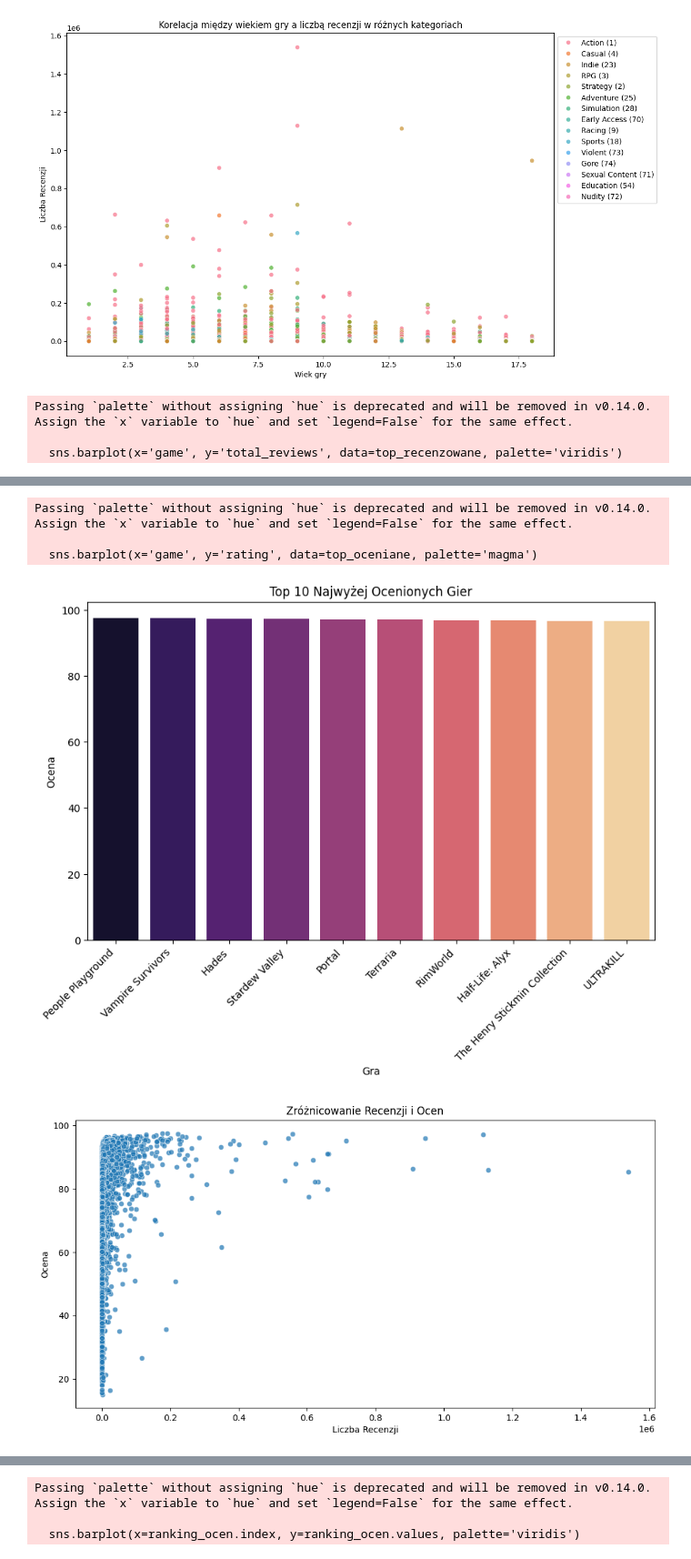
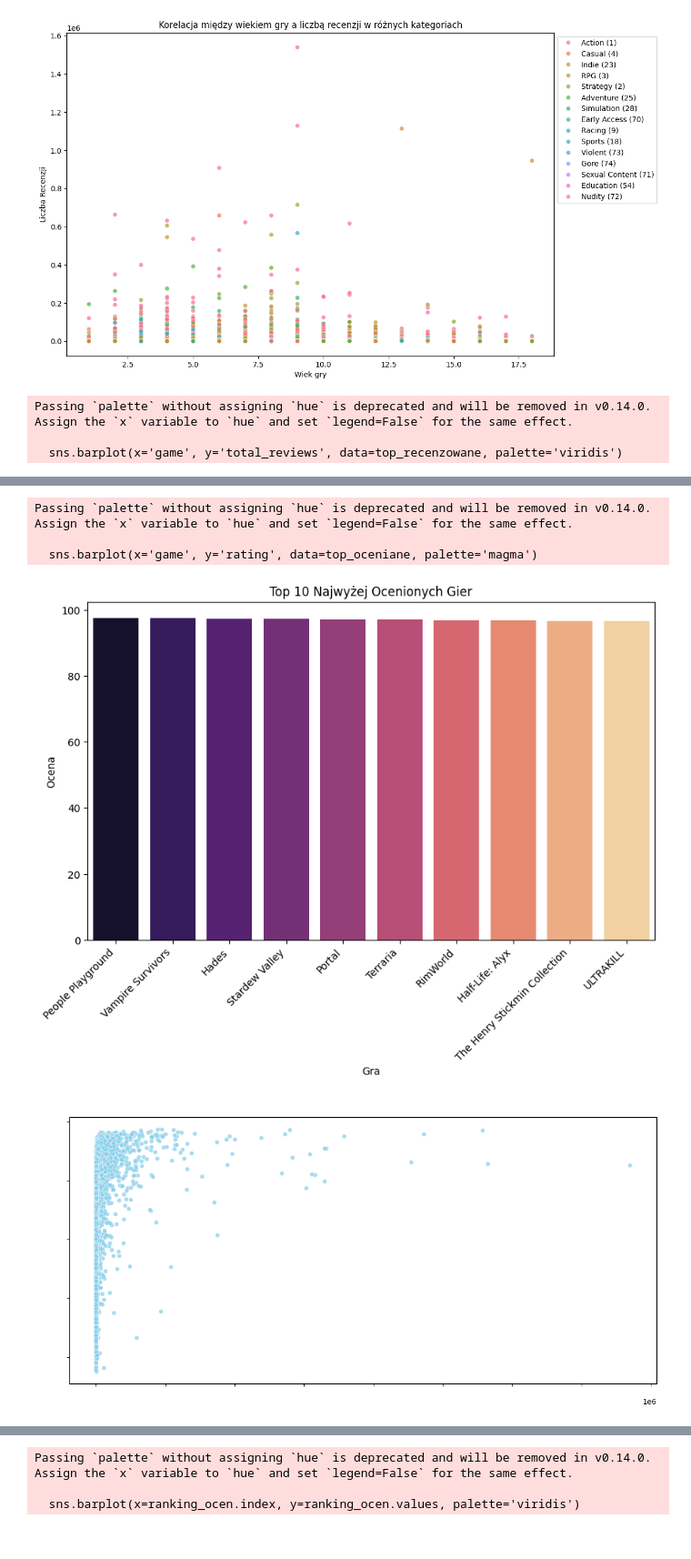
Before and after one commit to infoshareacademy/jdszr14-Data_Geeks, a Jupyter notebook: Projekt_Python/src/projekt_python_game_wojtek.ipynb, the cells around one changed output, grey strips where cells are left out. Shown at 91% size. Cells and saved outputs as stored; diff of their text form; code cells hidden in the pictures.

```diff
--- a/Projekt_Python/src/projekt_python_game_wojtek.ipynb
+++ b/Projekt_Python/src/projekt_python_game_wojtek.ipynb
@@ -404,38 +420,44 @@ plt.show()
 top_oceniane = df.sort_values(by='rating', ascending=False).head(10)
 plt.figure(figsize=(10, 6))
 sns.barplot(x='game', y='rating', data=top_oceniane, palette='magma')
 plt.title('Top 10 Najwyżej Ocenionych Gier')
 plt.xlabel('Gra')
 plt.ylabel('Ocena')
 plt.xticks(rotation=45, ha='right')
 plt.show()
 
 # 3. Zróżnicowanie Recenzji i Ocen
 plt.figure(figsize=(12, 6))
-sns.scatterplot(x='total_reviews', y='rating', data=df, alpha=0.7)
-plt.title('Zróżnicowanie Recenzji i Ocen')
-plt.xlabel('Liczba Recenzji')
-plt.ylabel('Ocena')
+sns.scatterplot(x='total_reviews', y='rating', data=df, alpha=0.7, color="skyblue")
+plt.title('Zróżnicowanie Recenzji i Ocen', color="white")
+plt.xlabel('Liczba Recenzji', color="white")
+plt.ylabel('Ocena', color="white")
+plt.xticks(color="white")
+plt.yticks(color='white')
+plt.gca().set_facecolor('none')
+plt.subplots_adjust(bottom=0.2)
+plt.tight_layout()
+plt.savefig('zroznicowanie_recenzji_i_ocen.png', transparent=True)
 plt.show()
 
 # 4. Gatunki Dominujące w Topowych Grach
 top_gatunki = df.groupby('primary_genre')['game'].count().sort_values(ascending=False).head(5)
 plt.figure(figsize=(10, 6))
 top_gatunki.plot(kind='bar', color='skyblue')
 plt.title('Top 5 Gatunków w Topowych Grach')
 plt.xlabel('Gatunek')
 plt.ylabel('Liczba Topowych Gier')
 plt.show()
 # %% [output]
 Passing `palette` without assigning `hue` is deprecated and will be removed in v0.14.0. Assign the `x` variable to `hue` and set `legend=False` for the same effect.
 
   sns.barplot(x='game', y='total_reviews', data=top_recenzowane, palette='viridis')
 [figure]
 Passing `palette` without assigning `hue` is deprecated and will be removed in v0.14.0. Assign the `x` variable to `hue` and set `legend=False` for the same effect.
 
   sns.barplot(x='game', y='rating', data=top_oceniane, palette='magma')
 [figure]
-[figure, old version]
+[figure, new version]
 [figure]
 # %%
 
```
Also changed, not shown: parts of 6 cells of this notebook, 3 other files.
